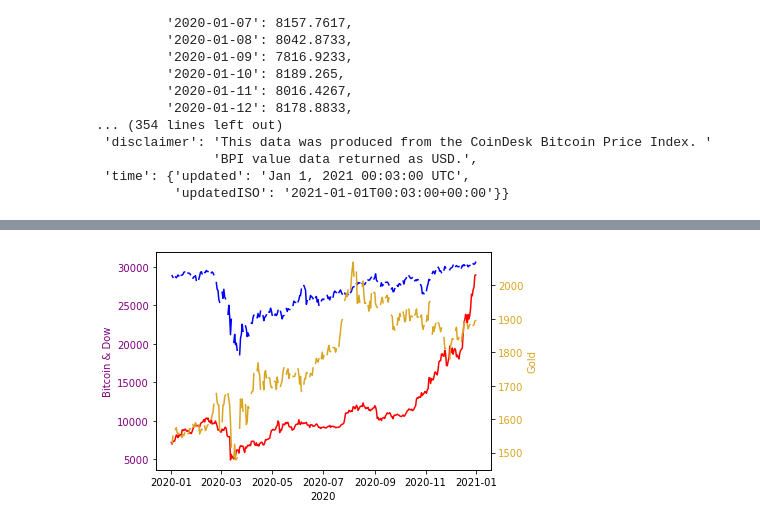
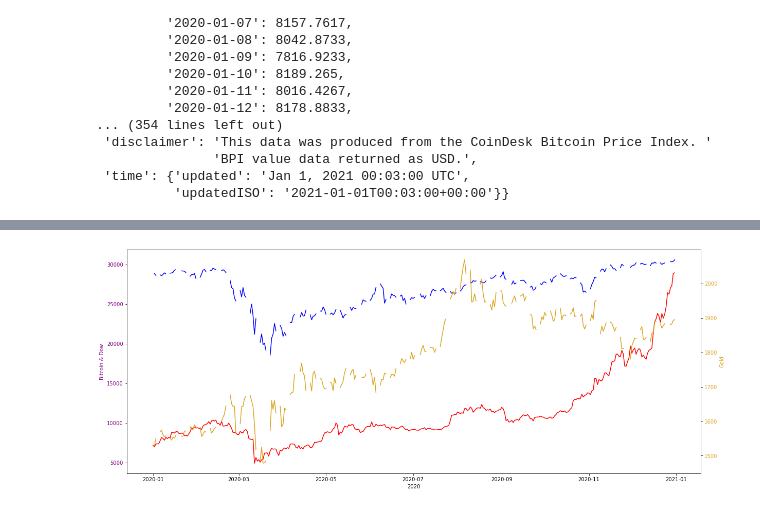
Before and after one commit to darrenr10/Project_1, a Jupyter notebook: chelsea-nb.ipynb, the cells around one changed output, grey strips where cells are left out. Drawn from its saved outputs; the diff is of its cells as text; code cells hidden in the pictures.

```diff
--- a/chelsea-nb.ipynb
+++ b/chelsea-nb.ipynb
@@ -106,29 +94,36 @@ dow_x = merged['Dow']
 gold_x = merged['Gold']
 all_y = merged['Date']
 # %%
-fig, ax1 = plt.subplots()
+# set up colors
 color_bit = 'red'
 color_dow = 'blue'
 color_gold = 'goldenrod'
 color_label = 'purple'
+
+# plot bitcoin and dow on left y-axis
+fig, ax1 = plt.subplots()
 ax1.set_xlabel('2020')
 ax1.set_ylabel('Bitcoin & Dow', color=color_label)
-ax1.plot(all_y, bitcoin_x, color=color_bit)
-ax1.plot(all_y, dow_x, color=color_dow)
+ax1.plot(all_y, bitcoin_x, color=color_bit, label='Bitcoin')
+ax1.plot(all_y, dow_x, color=color_dow, label='Dow')
 ax1.tick_params(axis='y', labelcolor=color_label)
 ax1.plot()
 
+# set up second y-axis
 ax2 = ax1.twinx()
 
+# plot second y-axis
 ax2.set_ylabel('Gold', color=color_gold)
 ax2.plot(all_y, gold_x, color=color_gold)
 ax2.tick_params(axis='y', labelcolor=color_gold)
 
+# set fig size for readability
+fig.set_size_inches(20, 8, forward=True)
 plt.show()
 
 # here's the link to the info on overlaying two axes:
 # https://matplotlib.org/gallery/api/two_scales.html
 # %% [output]
-[figure, old version]
+[figure, new version]
 # %%
 test_df.describe()
```
Also changed, not shown: parts of 4 cells of this notebook.
